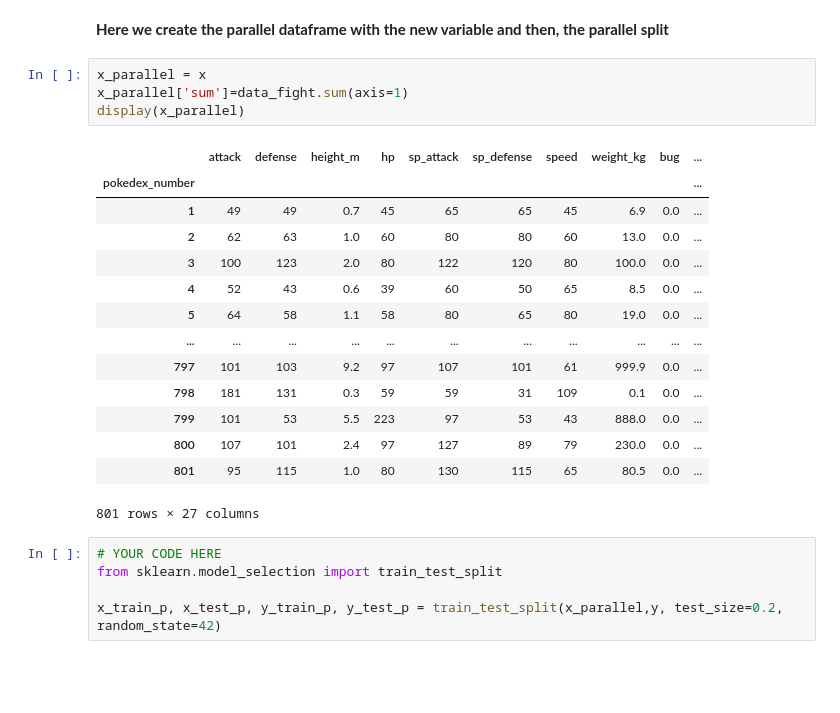
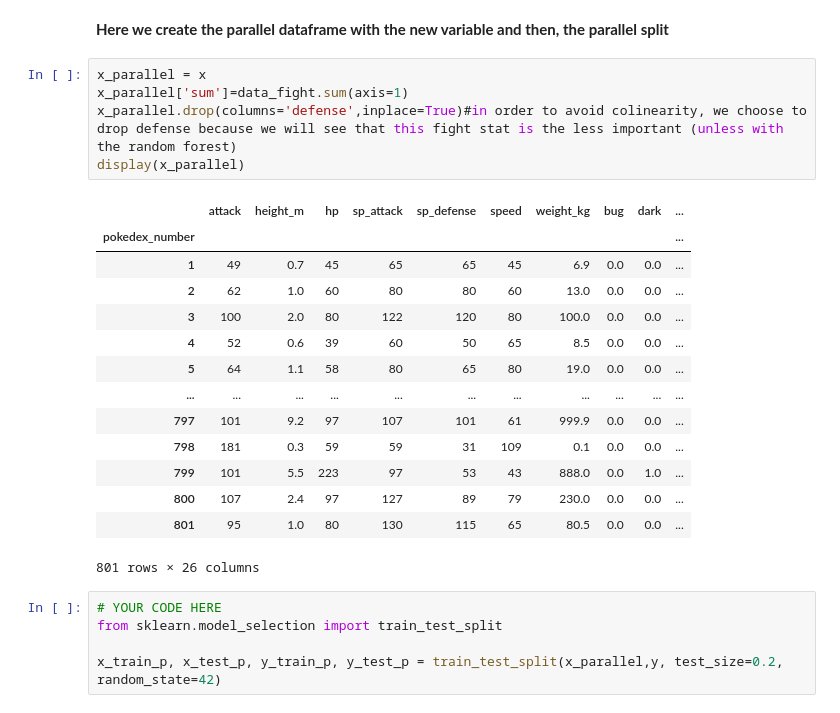
Before and after one commit to Juanjo2712/Pokemon, a Jupyter notebook: A_2_notebook_COLAB.ipynb, the cells around one changed output. Drawn from its saved outputs; the diff is of its cells as text; blank space fills up the shorter version.

```diff
--- a/A_2_notebook_COLAB.ipynb
+++ b/A_2_notebook_COLAB.ipynb
@@ -298,25 +298,26 @@ from sklearn.model_selection import train_test_split
 x_train, x_test, y_train, y_test = train_test_split(x,y, test_size=0.2, random_state=42)
 # %% [markdown]
 **Here we create the parallel dataframe with the new variable and then, the parallel split**
-# %%
-x_parallel = x
-x_parallel['sum']=data_fight.sum(axis=1)
-display(x_parallel)
-# %% [output]
-|  | attack | defense | height_m | hp | sp_attack | sp_defense | speed | weight_kg | bug | ... |
-| pokedex_number |  |  |  |  |  |  |  |  |  | ... |
-| 1 | 49 | 49 | 0.7 | 45 | 65 | 65 | 45 | 6.9 | 0.0 | ... |
-| 2 | 62 | 63 | 1.0 | 60 | 80 | 80 | 60 | 13.0 | 0.0 | ... |
-| 3 | 100 | 123 | 2.0 | 80 | 122 | 120 | 80 | 100.0 | 0.0 | ... |
-| 4 | 52 | 43 | 0.6 | 39 | 60 | 50 | 65 | 8.5 | 0.0 | ... |
-| 5 | 64 | 58 | 1.1 | 58 | 80 | 65 | 80 | 19.0 | 0.0 | ... |
-| ... | ... | ... | ... | ... | ... | ... | ... | ... | ... | ... |
-| 797 | 101 | 103 | 9.2 | 97 | 107 | 101 | 61 | 999.9 | 0.0 | ... |
-| 798 | 181 | 131 | 0.3 | 59 | 59 | 31 | 109 | 0.1 | 0.0 | ... |
-| 799 | 101 | 53 | 5.5 | 223 | 97 | 53 | 43 | 888.0 | 0.0 | ... |
-| 800 | 107 | 101 | 2.4 | 97 | 127 | 89 | 79 | 230.0 | 0.0 | ... |
-| 801 | 95 | 115 | 1.0 | 80 | 130 | 115 | 65 | 80.5 | 0.0 | ... |
-801 rows × 27 columns
+# %%
+x_parallel = x
+x_parallel['sum']=data_fight.sum(axis=1)
+x_parallel.drop(columns='defense',inplace=True)#in order to avoid colinearity, we choose to drop defense because we will see that this fight stat is the less important (unless with the random forest)
+display(x_parallel)
+# %% [output]
+|  | attack | height_m | hp | sp_attack | sp_defense | speed | weight_kg | bug | dark | ... |
+| pokedex_number |  |  |  |  |  |  |  |  |  | ... |
+| 1 | 49 | 0.7 | 45 | 65 | 65 | 45 | 6.9 | 0.0 | 0.0 | ... |
+| 2 | 62 | 1.0 | 60 | 80 | 80 | 60 | 13.0 | 0.0 | 0.0 | ... |
+| 3 | 100 | 2.0 | 80 | 122 | 120 | 80 | 100.0 | 0.0 | 0.0 | ... |
+| 4 | 52 | 0.6 | 39 | 60 | 50 | 65 | 8.5 | 0.0 | 0.0 | ... |
+| 5 | 64 | 1.1 | 58 | 80 | 65 | 80 | 19.0 | 0.0 | 0.0 | ... |
+| ... | ... | ... | ... | ... | ... | ... | ... | ... | ... | ... |
+| 797 | 101 | 9.2 | 97 | 107 | 101 | 61 | 999.9 | 0.0 | 0.0 | ... |
+| 798 | 181 | 0.3 | 59 | 59 | 31 | 109 | 0.1 | 0.0 | 0.0 | ... |
+| 799 | 101 | 5.5 | 223 | 97 | 53 | 43 | 888.0 | 0.0 | 1.0 | ... |
+| 800 | 107 | 2.4 | 97 | 127 | 89 | 79 | 230.0 | 0.0 | 0.0 | ... |
+| 801 | 95 | 1.0 | 80 | 130 | 115 | 65 | 80.5 | 0.0 | 0.0 | ... |
+801 rows × 26 columns
 # %%
 # YOUR CODE HERE
 from sklearn.model_selection import train_test_split
```
Also changed, not shown: parts of 12 cells of this notebook.
